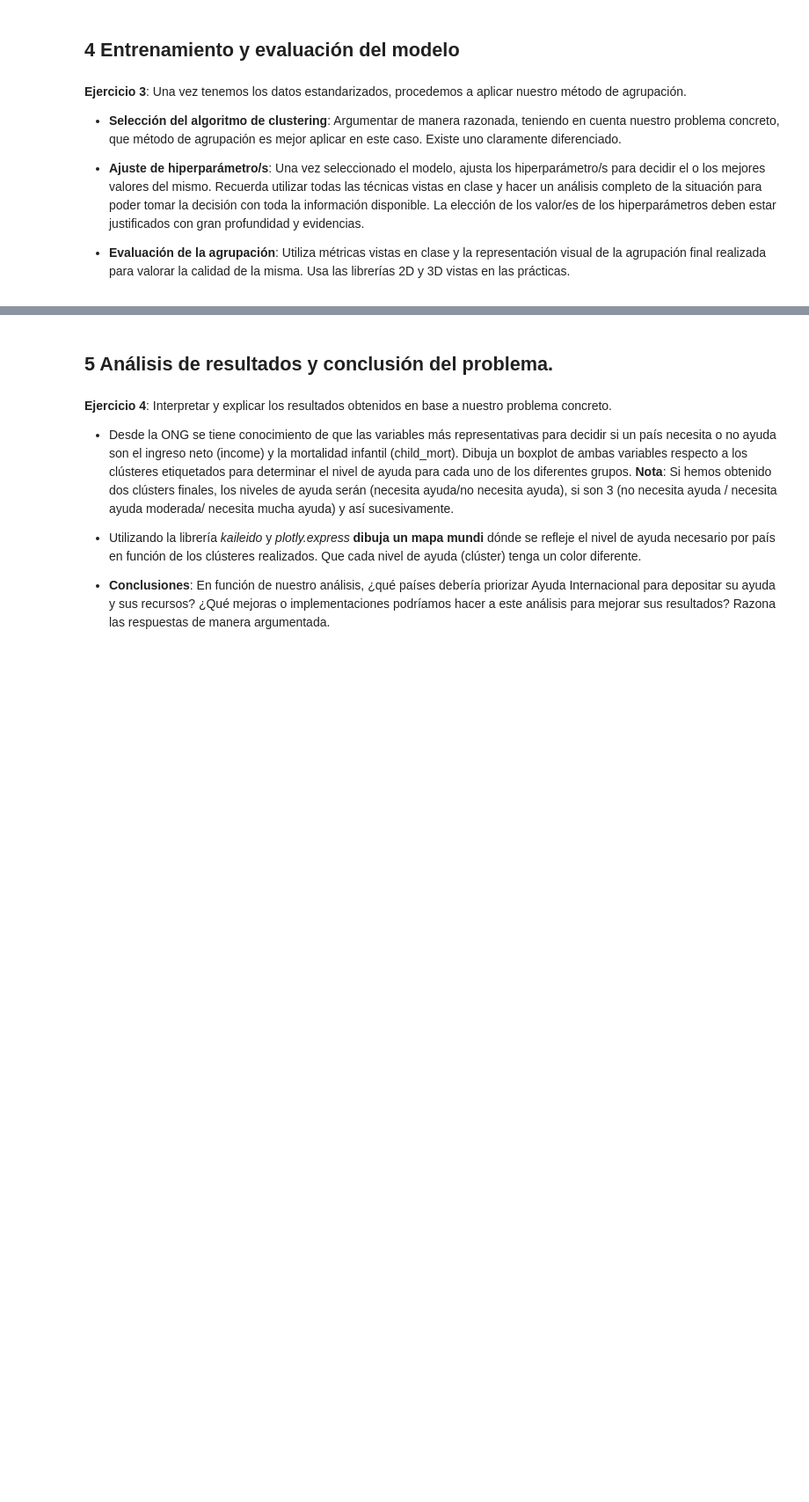
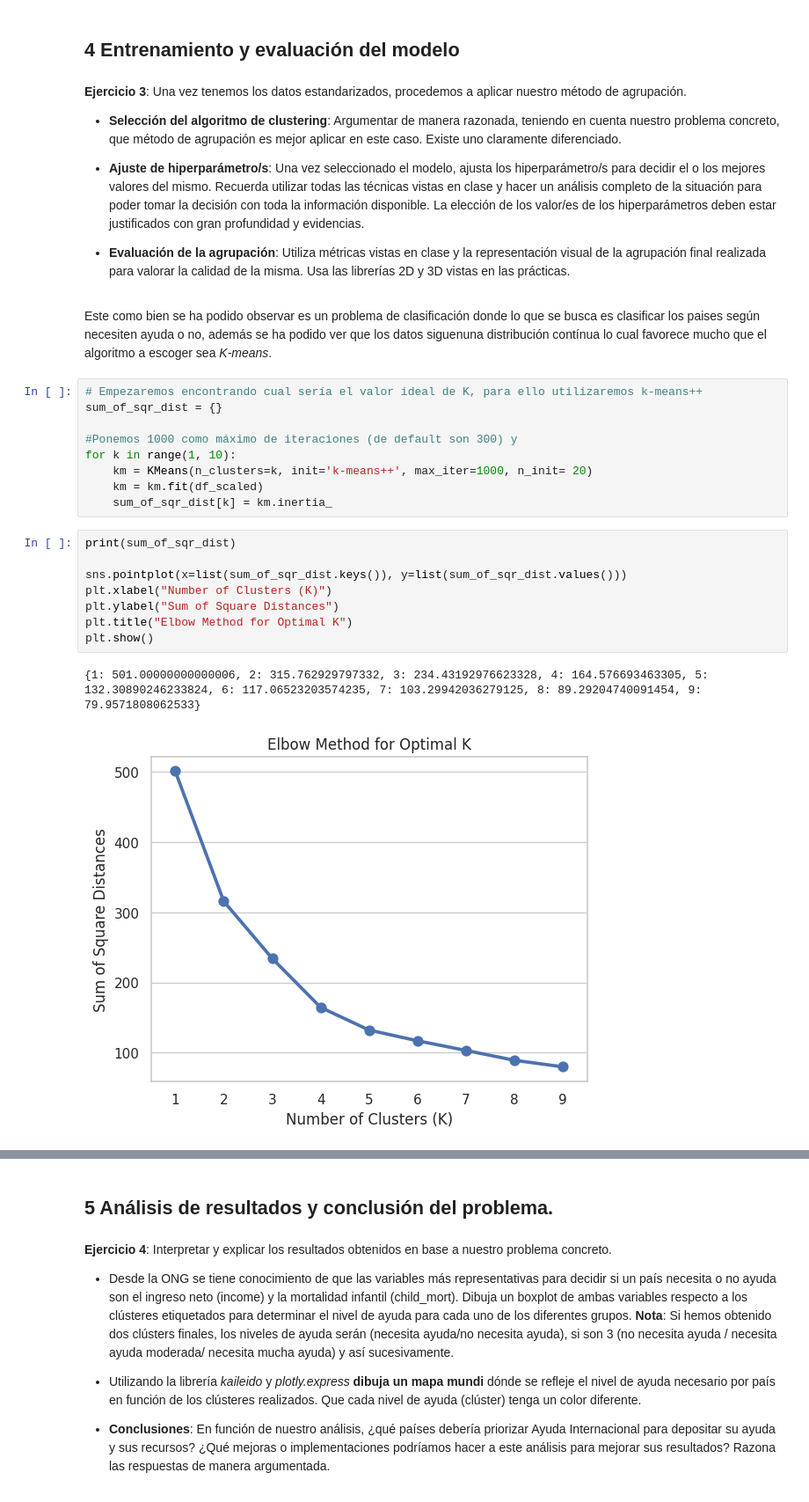
Before and after one commit to adrianizmi/Clasificaciones_Feedback2, a Jupyter notebook: Feedback_Clustering_Adrián_Izquierdo.ipynb, the cells around one changed output, grey strips where cells are left out. Shown: that part at 88% size. Saved outputs shown, nothing was run; the diff lists cells and outputs as text; blank space fills up the shorter version.

```diff
--- a/Feedback_Clustering_Adrián_Izquierdo.ipynb
+++ b/Feedback_Clustering_Adrián_Izquierdo.ipynb
@@ -325,3 +414,25 @@ display(df_model.describe())
 * **Ajuste de hiperparámetro/s**: Una vez seleccionado el modelo, ajusta los hiperparámetro/s para decidir el o los mejores valores del mismo. Recuerda utilizar todas las técnicas vistas en clase y hacer un análisis completo de la situación para poder tomar la decisión con toda la información disponible. La elección de los valor/es de los hiperparámetros deben estar justificados con gran profundidad y evidencias.
 
 * **Evaluación de la agrupación**: Utiliza métricas vistas en clase y la representación visual de la agrupación final realizada para valorar la calidad de la misma. Usa las librerías 2D y 3D vistas en las prácticas.
+# %% [markdown]
+Este como bien se ha podido observar es un problema de clasificación donde lo que se busca es clasificar los paises según necesiten ayuda o no, además se ha podido ver que los datos siguenuna distribución contínua lo cual favorece mucho que el algoritmo a escoger sea *K-means*.
+# %%
+# Empezaremos encontrando cual sería el valor ideal de K, para ello utilizaremos k-means++
+sum_of_sqr_dist = {}
+
+#Ponemos 1000 como máximo de iteraciones (de default son 300) y
+for k in range(1, 10):
+    km = KMeans(n_clusters=k, init='k-means++', max_iter=1000, n_init= 20)
+    km = km.fit(df_scaled)
+    sum_of_sqr_dist[k] = km.inertia_
+# %%
+print(sum_of_sqr_dist)
+
+sns.pointplot(x=list(sum_of_sqr_dist.keys()), y=list(sum_of_sqr_dist.values()))
+plt.xlabel("Number of Clusters (K)")
+plt.ylabel("Sum of Square Distances")
+plt.title("Elbow Method for Optimal K")
+plt.show()
+# %% [output]
+{1: 501.00000000000006, 2: 315.762929797332, 3: 234.43192976623328, 4: 164.576693463305, 5: 132.30890246233824, 6: 117.06523203574235, 7: 103.29942036279125, 8: 89.29204740091454, 9: 79.9571808062533}
+[figure, added]
```
Also changed, not shown: parts of 11 cells of this notebook.
